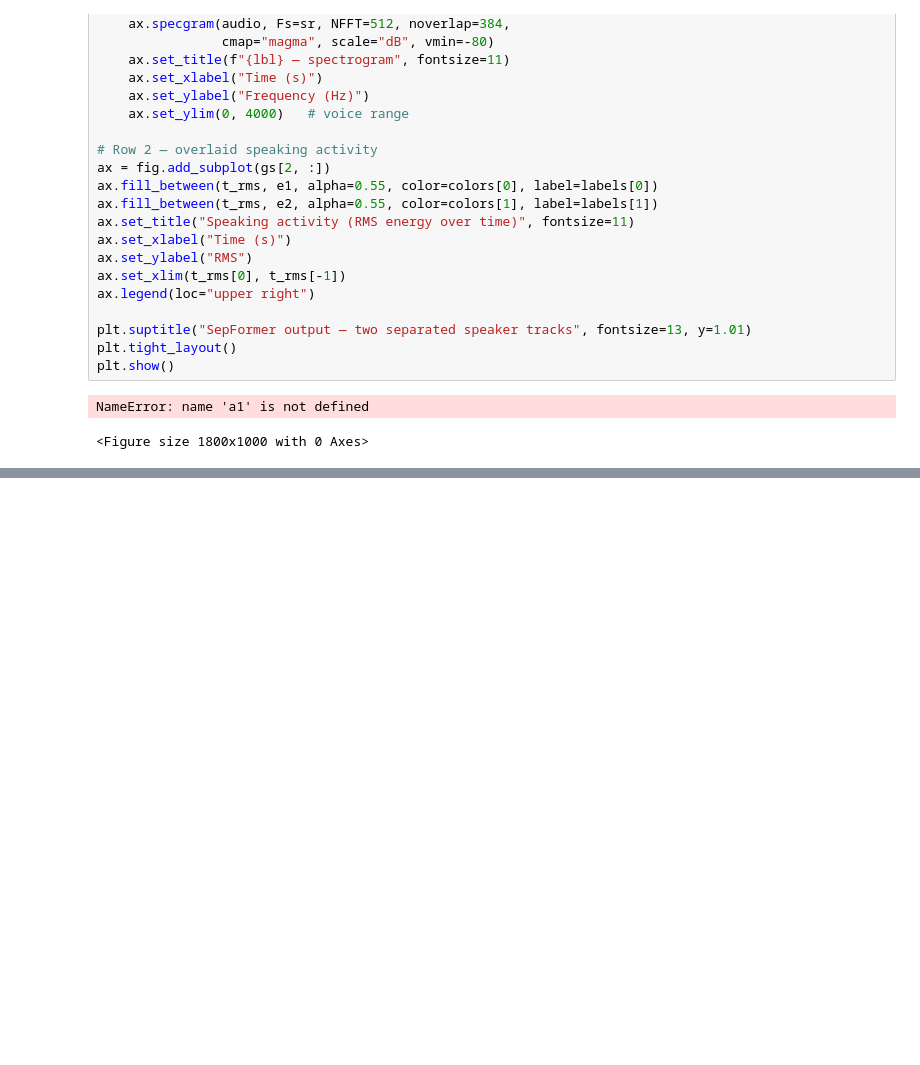
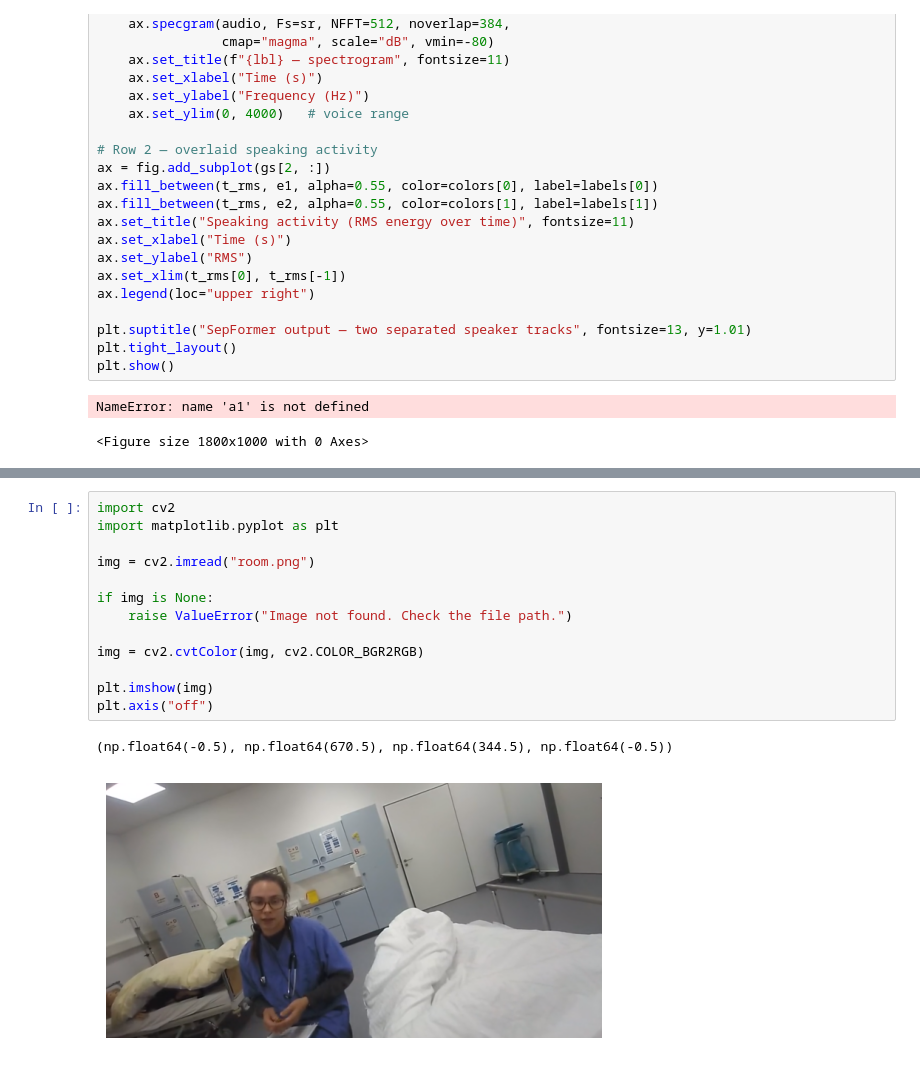
Before and after one commit to Mohamed-Alhaskir/simulation, a Jupyter notebook: test.ipynb, the cells around one changed output, grey strips where cells are left out. Cells and saved outputs as stored; diff of their text form; blank space fills up the shorter version.

```diff
--- a/test.ipynb
+++ b/test.ipynb
@@ -167,0 +238,16 @@ NameError: name 'a1' is not defined
+# %%
+import cv2
+import matplotlib.pyplot as plt
+
+img = cv2.imread("room.png")
+
+if img is None:
+    raise ValueError("Image not found. Check the file path.")
+
+img = cv2.cvtColor(img, cv2.COLOR_BGR2RGB)
+
+plt.imshow(img)
+plt.axis("off")
+# %% [output]
+(np.float64(-0.5), np.float64(670.5), np.float64(344.5), np.float64(-0.5))
+[figure, added]
```
Also changed, not shown: parts of 2 cells of this notebook, 11 other files.
